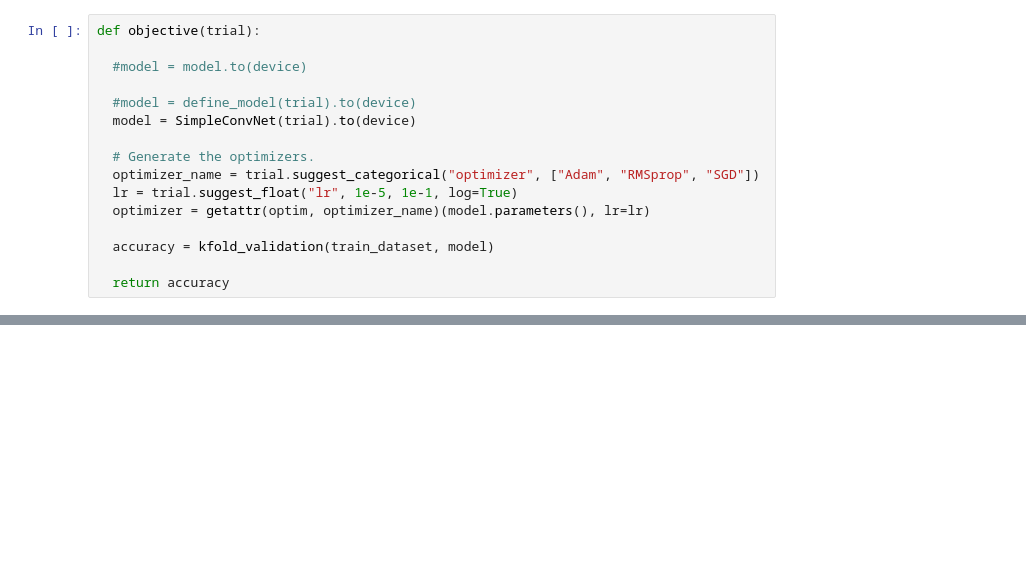
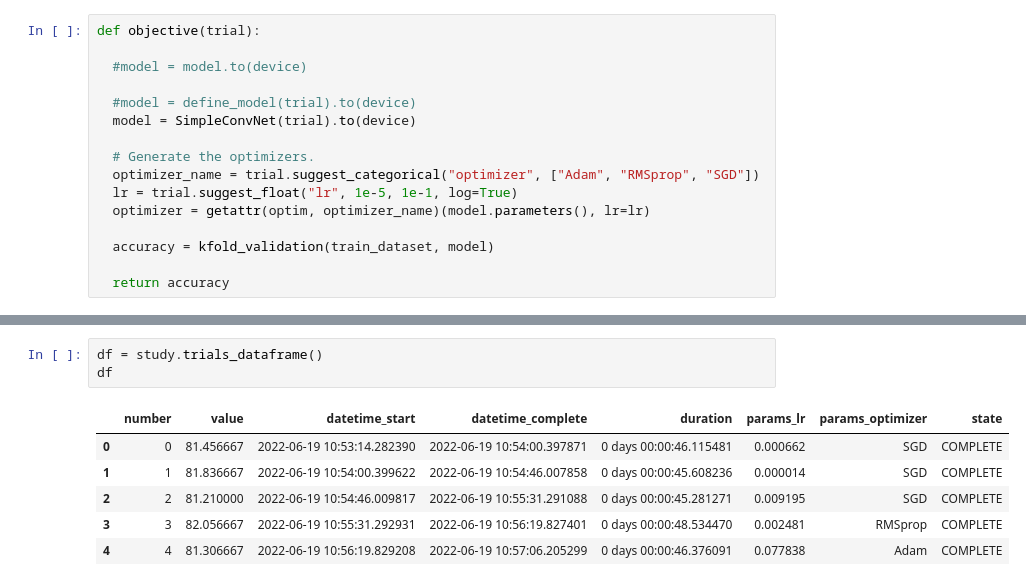
Before and after one commit to giorgettisabrina/NNDLclass, a Jupyter notebook: hw01_nndl/HW1_giorgettisabrina_Classification.ipynb, the cells around one changed output, grey strips where cells are left out. Cells and saved outputs as stored; diff of their text form; blank space fills up the shorter version.

```diff
--- a/hw01_nndl/HW1_giorgettisabrina_Classification.ipynb
+++ b/hw01_nndl/HW1_giorgettisabrina_Classification.ipynb
@@ -581,0 +620,10 @@ Best trial:
+# %%
+df = study.trials_dataframe()
+df
+# %% [output]
+|  | number | value | datetime_start | datetime_complete | duration | params_lr | params_optimizer | state |
+| 0 | 0 | 81.456667 | 2022-06-19 10:53:14.282390 | 2022-06-19 10:54:00.397871 | 0 days 00:00:46.115481 | 0.000662 | SGD | COMPLETE |
+| 1 | 1 | 81.836667 | 2022-06-19 10:54:00.399622 | 2022-06-19 10:54:46.007858 | 0 days 00:00:45.608236 | 0.000014 | SGD | COMPLETE |
+| 2 | 2 | 81.210000 | 2022-06-19 10:54:46.009817 | 2022-06-19 10:55:31.291088 | 0 days 00:00:45.281271 | 0.009195 | SGD | COMPLETE |
+| 3 | 3 | 82.056667 | 2022-06-19 10:55:31.292931 | 2022-06-19 10:56:19.827401 | 0 days 00:00:48.534470 | 0.002481 | RMSprop | COMPLETE |
+| 4 | 4 | 81.306667 | 2022-06-19 10:56:19.829208 | 2022-06-19 10:57:06.205299 | 0 days 00:00:46.376091 | 0.077838 | Adam | COMPLETE |
```
Also changed, not shown: parts of 3 cells of this notebook.
